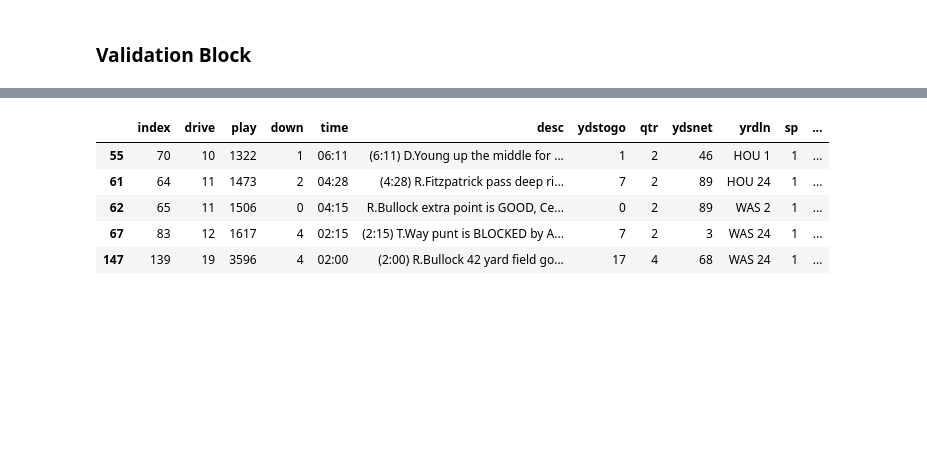
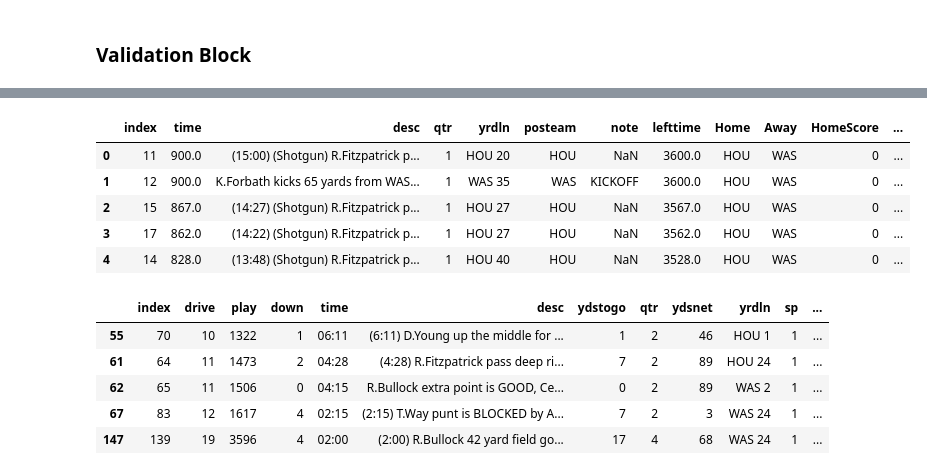
Before and after one commit to tyagi-iiitv/NFLLive, a Jupyter notebook: ParseRawData.ipynb, the cells around one changed output, grey strips where cells are left out. Saved outputs shown, nothing was run; the diff lists cells and outputs as text; code cells hidden in the pictures; blank space fills up the shorter version.

```diff
--- a/ParseRawData.ipynb
+++ b/ParseRawData.ipynb
@@ -34,3 +34,8 @@ points
 | 265 | 2015011801 | 2014 | 20 | NE | IND | 45 | 7 | Sun | 6:50 | NE | ... |
 | 266 | 2015020100 | 2014 | 22 | SEA | NE | 24 | 28 | Sun | 6:30 | NE | ... |
 267 rows × 13 columns
+# %%
+a = points.Underdog.unique()
+b = points.Favorite.unique()
+c = np.setdiff1d(np.union1d(a, b), np.intersect1d(a, b))
+c
@@ -379,5 +404,0 @@ def parseMatches(df, eid, points):
-# %%
-for i, r in points[(points['season'] == 2014) & (points['week'] == 4)].iterrows():
-    eid = r['eid']
-    plays = pd.read_csv('data/game_data/'+str(eid)+'_plays.csv')
-    parseMatches(plays, eid, points)
@@ -403,0 +405,26 @@ Adjust Home Score 2014092900
+# %%
+for i, r in points[(points['season'] == 2014) & (points['week'] == 2)].iterrows():
+    eid = r['eid']
+    plays = pd.read_csv('data/game_data/'+str(eid)+'_plays.csv')
+    plays = parseMatches(plays, eid, points)
+    f_plays = plays.loc[:, ['qtr', 'lefttime', 'FavoriteScore', 'f_yrdln', 'CoverOrNot']]
+    f_plays.rename(columns={
+        'qtr': 'qtr',
+        'lefttime': 'lefttime',
+        'FavoriteScore': 'score',
+        'f_yrdln': 'yrdln',
+        'CoverOrNot': 'cover',
+    }, inplace=True)
+    f_plays['team'] = plays.Favorite.unique()[0]
+    print list(f_plays)
+    u_plays = plays.loc[:, ['qtr', 'lefttime', 'UnderdogScore', 'u_yrdln', 'CoverOrNot']]
+    u_plays.rename(columns={
+        'qtr': 'qtr',
+        'lefttime': 'lefttime',
+        'UnderdogScore': 'score',
+        'u_yrdln': 'yrdln',
+        'CoverOrNot': 'cover',
+    }, inplace=True)
+    u_plays['team'] = plays.Underdog.values[0]
+    u_plays['cover'] = -u_plays['cover']
+    print f_plays.shape, u_plays.shape
@@ -449,7 +494,7 @@ for i, r in df.iterrows():
         # In case the touch down has been recovered
         elif 'RECOVERED' in r['desc']:
             rec_team = r['desc'].split("RECOVERED by ", 1)[1][0:3]
-            if not rec_team[-1].isdigit():
+            if not rec_team[-1].isalpha():
                 rec_team = rec_team[0:2]
             if r['Home'] == rec_team:
                 df.loc[i:, 'HomeScore'] = df.loc[i:, 'HomeScore'] + 6
@@ -601,3 +624,12 @@ df[df.qtr == 2]
+# %%
+df.head()
+# %% [output]
+|  | index | time | desc | qtr | yrdln | posteam | note | lefttime | Home | Away | HomeScore | ... |
+| 0 | 11 | 900.0 | (15:00) (Shotgun) R.Fitzpatrick p... | 1 | HOU 20 | HOU | NaN | 3600.0 | HOU | WAS | 0 | ... |
+| 1 | 12 | 900.0 | K.Forbath kicks 65 yards from WAS... | 1 | WAS 35 | WAS | KICKOFF | 3600.0 | HOU | WAS | 0 | ... |
+| 2 | 15 | 867.0 | (14:27) (Shotgun) R.Fitzpatrick p... | 1 | HOU 27 | HOU | NaN | 3567.0 | HOU | WAS | 0 | ... |
+| 3 | 17 | 862.0 | (14:22) (Shotgun) R.Fitzpatrick p... | 1 | HOU 27 | HOU | NaN | 3562.0 | HOU | WAS | 0 | ... |
+| 4 | 14 | 828.0 | (13:48) (Shotgun) R.Fitzpatrick p... | 1 | HOU 40 | HOU | NaN | 3528.0 | HOU | WAS | 0 | ... |
 # %%
 eid = 2014090703
 df = pd.read_csv('data/game_data/'+str(eid)+'_plays.csv')
```
Also changed, not shown: parts of 11 cells of this notebook, 1 other file.
